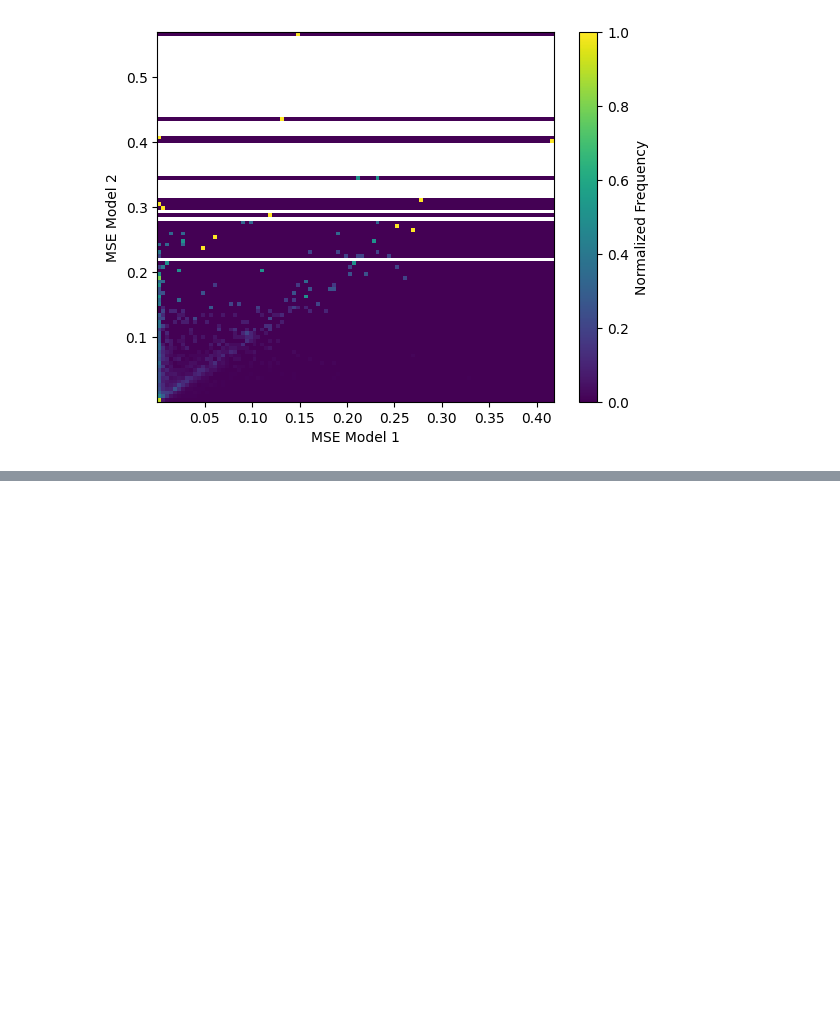
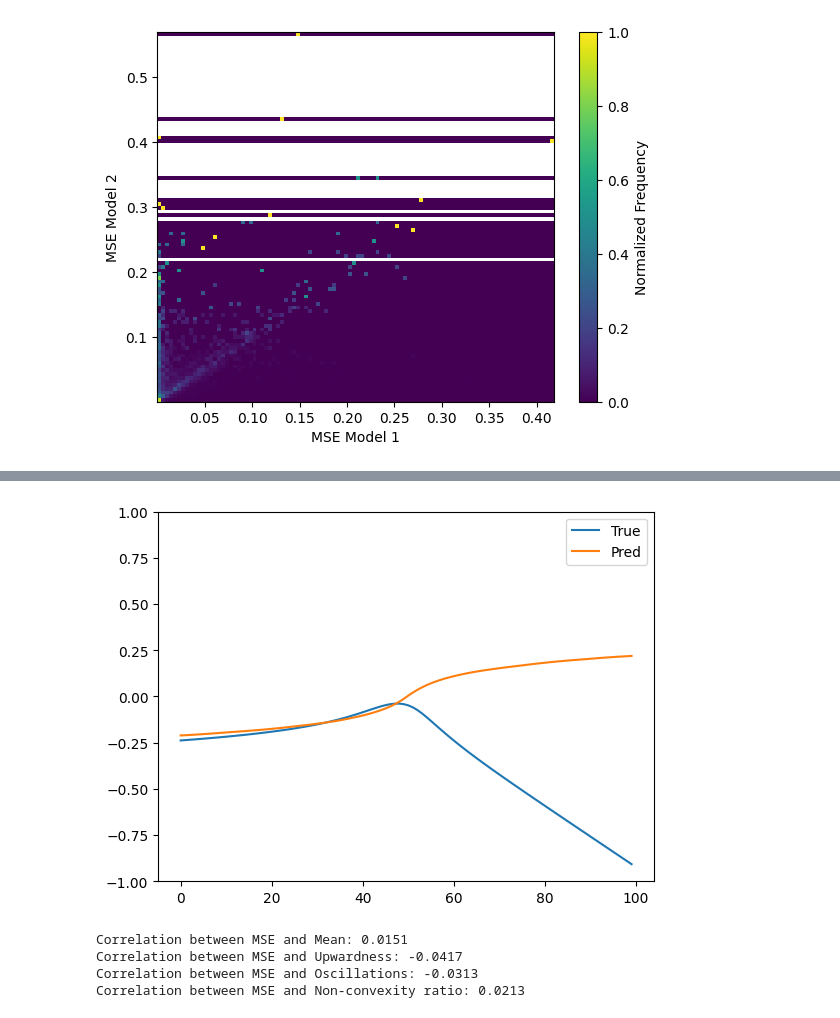
Before and after one commit to LuisCarretero/similar-expressions, a Jupyter notebook: src/dev/value_prediction_analysis.ipynb, the cells around one changed output, grey strips where cells are left out. Cells and saved outputs as stored; diff of their text form; code cells hidden in the pictures; blank space fills up the shorter version.

```diff
--- a/src/dev/value_prediction_analysis.ipynb
+++ b/src/dev/value_prediction_analysis.ipynb
@@ -172,0 +204,13 @@ plt.show()
+# %%
+bad_idx = np.where(mse > 0.2)[0]
+good_idx = np.where(mse < 1e-5)[0]
+
+i = 21
+
+plt.plot(values_true[bad_idx[i]], label='True')
+plt.plot(values_pred[bad_idx[i]], label='Pred')
+plt.ylim(-1, 1)
+plt.legend()
+plt.show()
+# %% [output]
+[figure, added]
@@ -172,0 +225,14 @@ plt.show()
+# %%
+# Calculate correlations between MSE and each property
+correlations = []
+property_names = ['Mean', 'Upwardness', 'Oscillations', 'Non-convexity ratio']
+
+for i in range(4):
+    corr = np.corrcoef(mse, properties[:, i])[0, 1]
+    correlations.append(corr)
+    print(f"Correlation between MSE and {property_names[i]}: {corr:.4f}")
+# %% [output]
+Correlation between MSE and Mean: 0.0151
+Correlation between MSE and Upwardness: -0.0417
+Correlation between MSE and Oscillations: -0.0313
+Correlation between MSE and Non-convexity ratio: 0.0213
```
Also changed, not shown: parts of 12 cells of this notebook, 5 other files.
